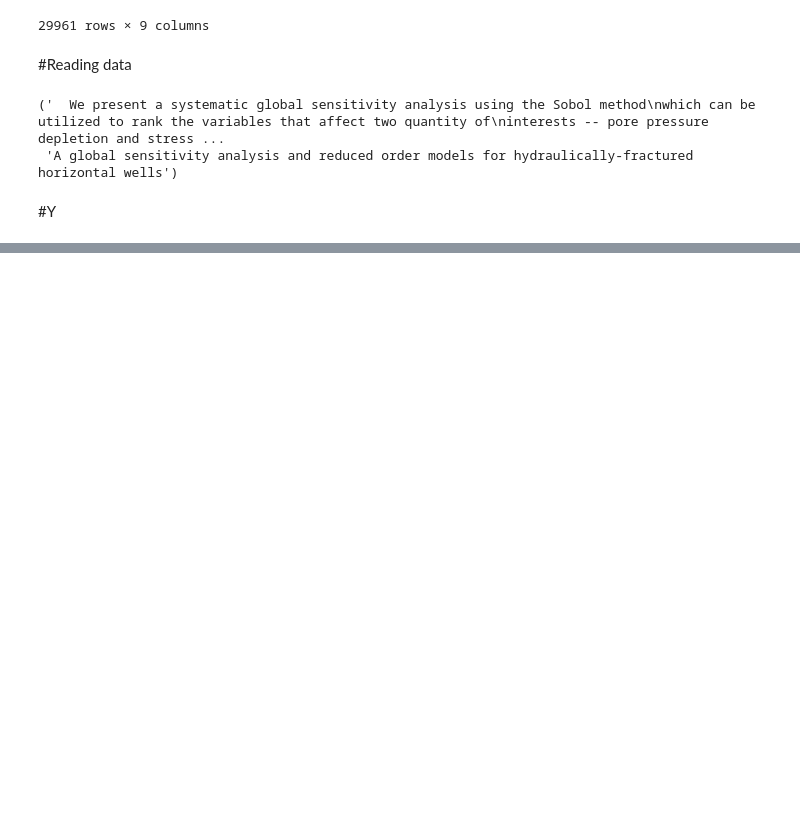
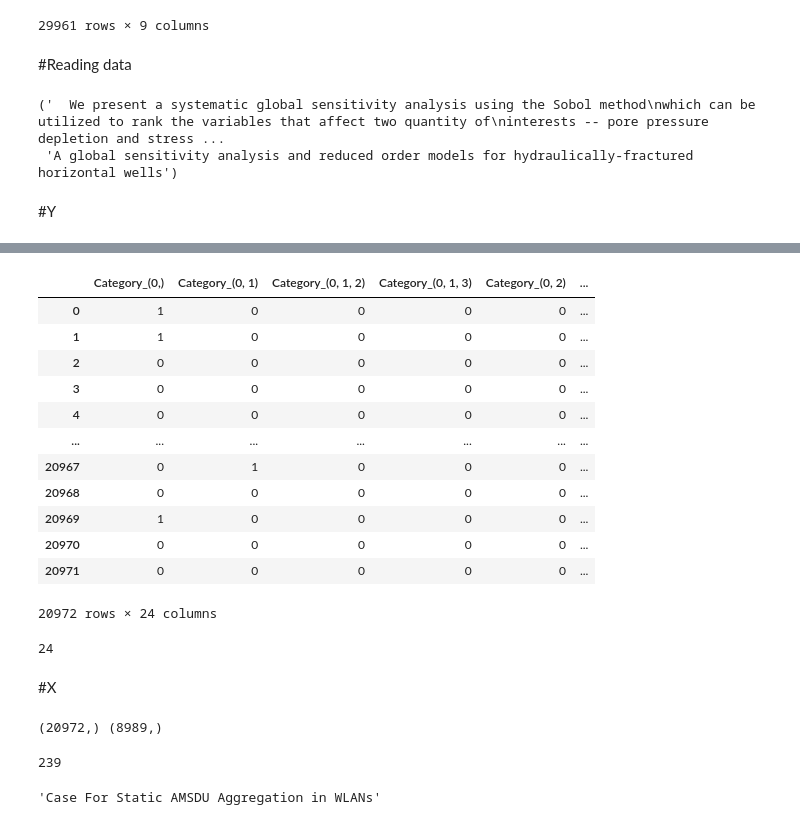
Before and after one commit to vyassuyog1/Janta-hack1, a Jupyter notebook: JantaHackLibrary.ipynb, the cells around one changed output, grey strips where cells are left out. Cells and saved outputs as stored; diff of their text form; code cells hidden in the pictures; blank space fills up the shorter version.

```diff
--- a/JantaHackLibrary.ipynb
+++ b/JantaHackLibrary.ipynb
@@ -111,0 +137,3 @@ NameError: ignored
+# %%
+Y=[np.where(i==1) for i in np.asarray(df[df.train==1].iloc[:,2:-1])]
+Y
@@ -111,0 +158,4 @@ NameError: ignored
+# %%
+Y=pd.DataFrame(Y,columns=["Category"])
+Y["Category"]=[tuple(i) for i  in Y.Category]
+Y
@@ -111,0 +199,39 @@ NameError: ignored
+# %%
+Y=pd.get_dummies(data=Y,prefix_sep='_')
+Y
+# %% [output]
+|  | Category_(0,) | Category_(0, 1) | Category_(0, 1, 2) | Category_(0, 1, 3) | Category_(0, 2) | ... |
+| 0 | 1 | 0 | 0 | 0 | 0 | ... |
+| 1 | 1 | 0 | 0 | 0 | 0 | ... |
+| 2 | 0 | 0 | 0 | 0 | 0 | ... |
+| 3 | 0 | 0 | 0 | 0 | 0 | ... |
+| 4 | 0 | 0 | 0 | 0 | 0 | ... |
+| ... | ... | ... | ... | ... | ... | ... |
+| 20967 | 0 | 1 | 0 | 0 | 0 | ... |
+| 20968 | 0 | 0 | 0 | 0 | 0 | ... |
+| 20969 | 1 | 0 | 0 | 0 | 0 | ... |
+| 20970 | 0 | 0 | 0 | 0 | 0 | ... |
+| 20971 | 0 | 0 | 0 | 0 | 0 | ... |
+20972 rows × 24 columns
+# %%
+num_classes=len(target_dict)
+num_classes
+# %% [output]
+24
+# %% [markdown]
+#X
+# %%
+X_train_val=df[df.train==1]["TITLE"]
+X_test=df[df.train==0]["TITLE"]
+print(X_train_val.shape,X_test.shape)
+# %% [output]
+(20972,) (8989,)
+# %%
+max_len=max([len(i) for i in X_train_val])
+max_len
+# %% [output]
+239
+# %%
+X_test.iloc[2]
+# %% [output]
+'Case For Static AMSDU Aggregation in WLANs'
```
Also changed, not shown: parts of 40 cells of this notebook.
